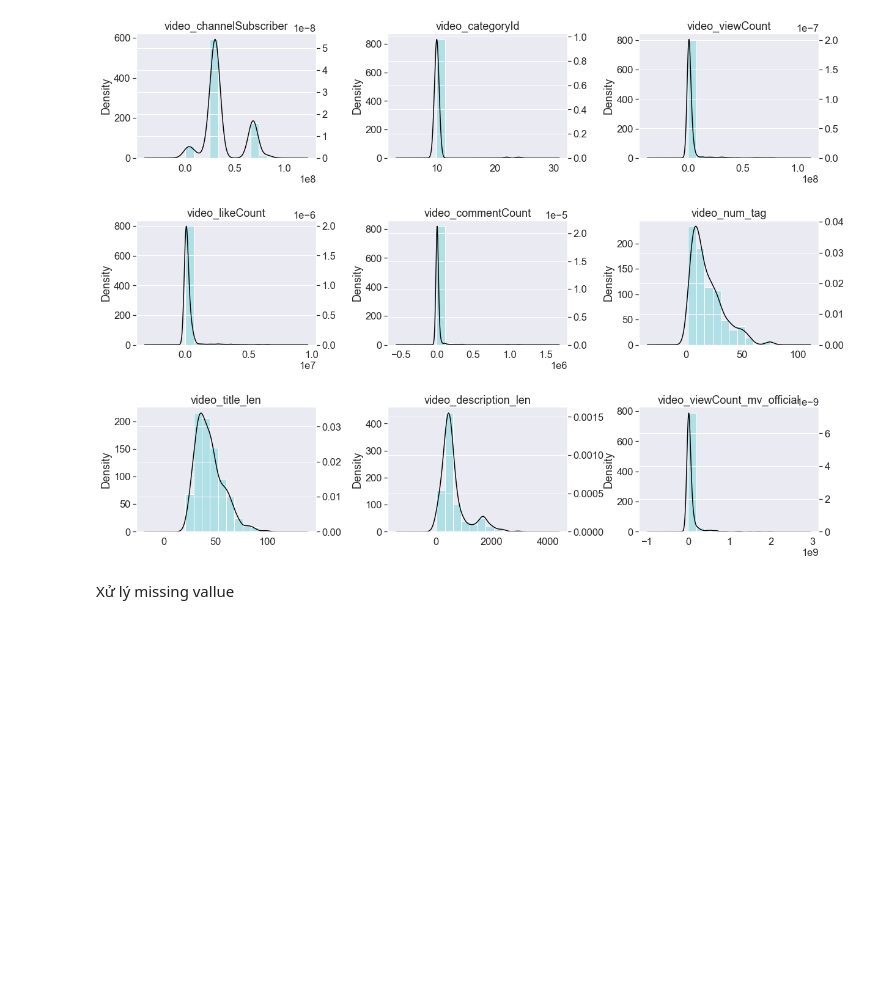
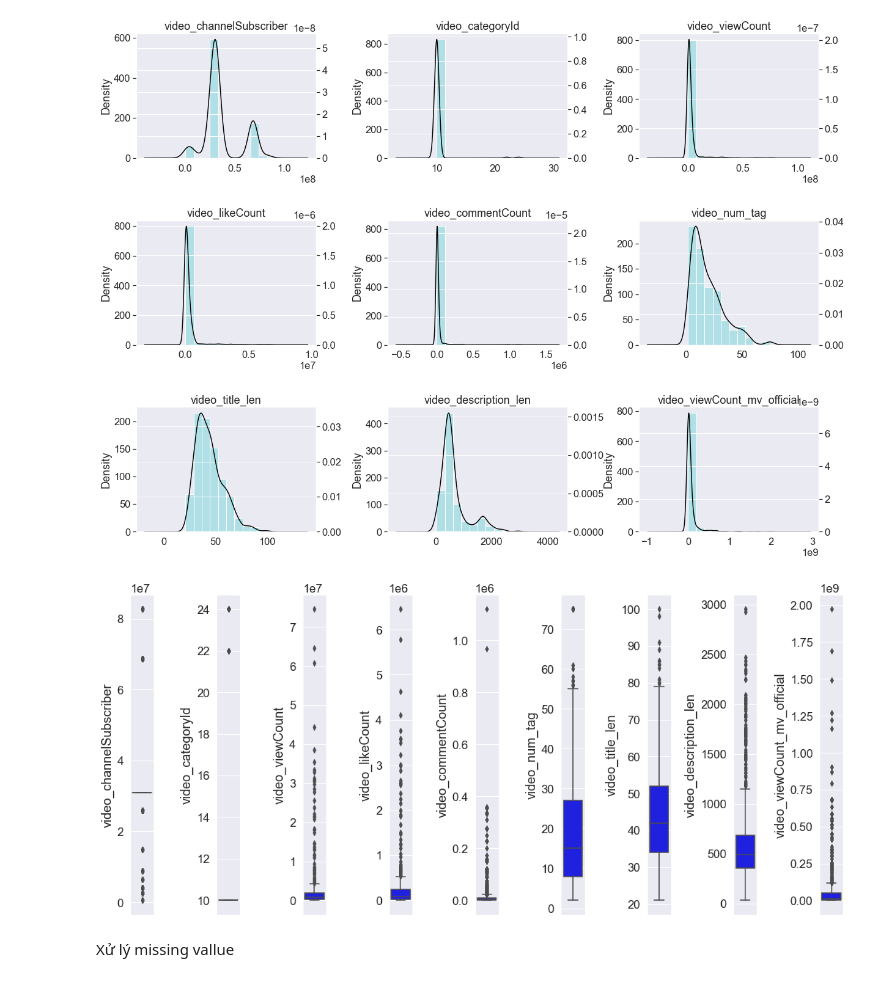
Before and after one commit to minh10022001/YoutubeData, a Jupyter notebook: analysis_predict.ipynb, the cells around one changed output. Saved outputs shown, nothing was run; the diff lists cells and outputs as text; code cells hidden in the pictures; blank space fills up the shorter version.

```diff
--- a/analysis_predict.ipynb
+++ b/analysis_predict.ipynb
@@ -199,3 +199,12 @@ for i, (name, col) in enumerate(data_num.iteritems()):
     ax2.set_ylim(0)
 # %% [output]
 [figure]
+# %%
+plt.figure(figsize=(15, 7))
+plt.subplots_adjust(left=None, bottom=None, right=None, top=None, wspace=0.4, hspace=0.5)
+for i in range(0, len(num_pre)):
+    plt.subplot(1, 9, i+1)
+    sns.boxplot(y=df_pre[num_pre[i]],color='blue',orient='v')
+    plt.tight_layout();
+# %% [output]
+[figure, added]
```
Also changed, not shown: parts of 26 cells of this notebook, 7 other files.
